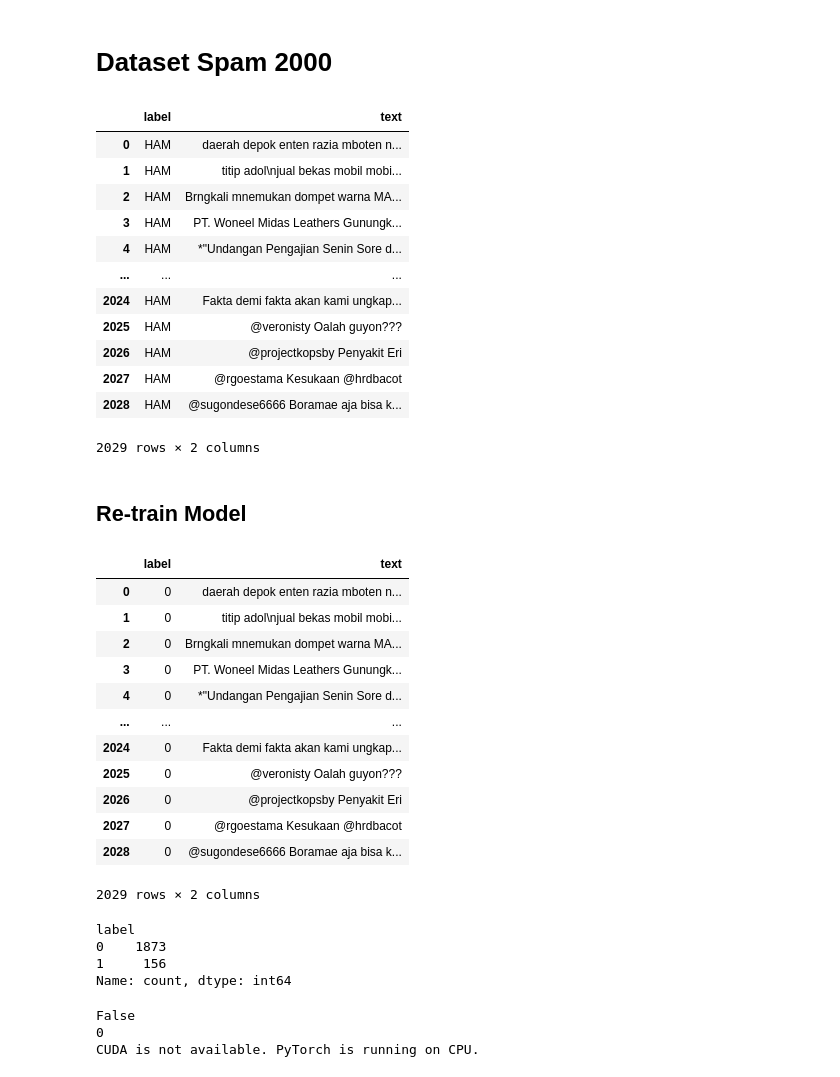
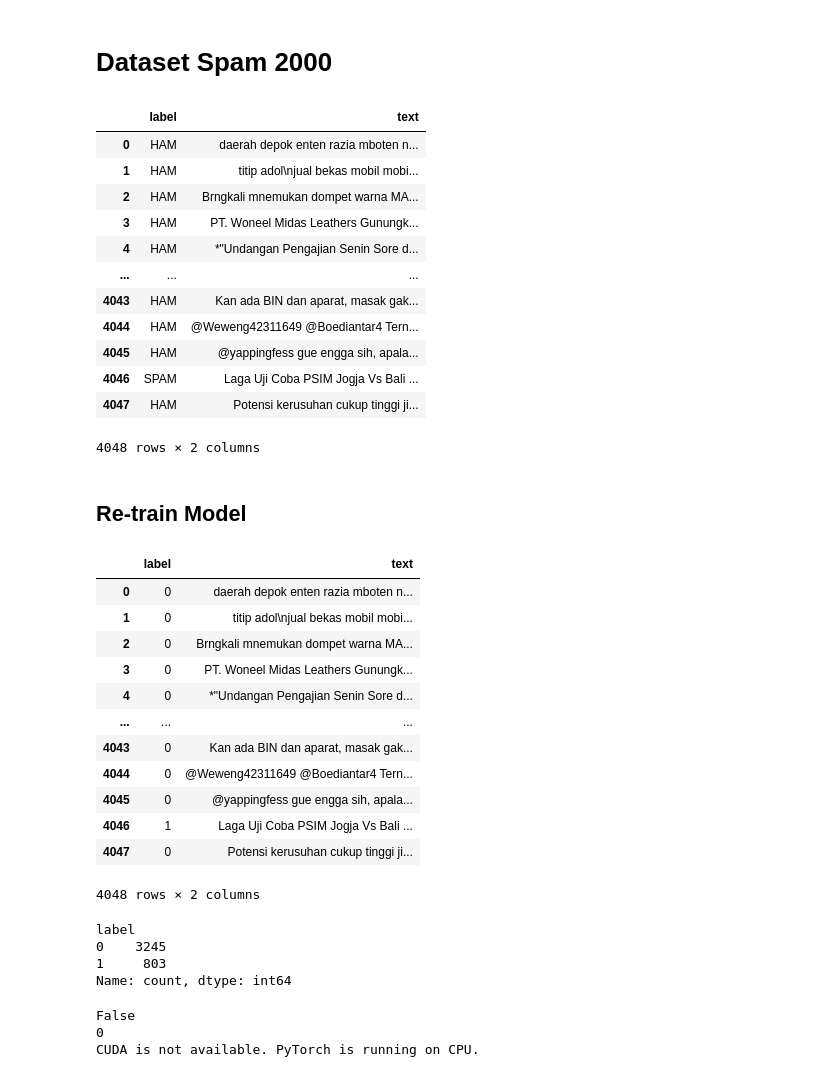
Before and after one commit to raihanhd12/ML_spam-detection, a Jupyter notebook: notebooks/5_fine_tune_v2.ipynb, the cells around one changed output. Saved outputs shown, nothing was run; the diff lists cells and outputs as text; code cells hidden in the pictures.

```diff
--- a/notebooks/5_fine_tune_v2.ipynb
+++ b/notebooks/5_fine_tune_v2.ipynb
@@ -3,23 +3,23 @@
 # %%
 import pandas as pd
 # %%
-df = pd.read_excel('../data/spam_v1_train.xlsx', engine='openpyxl')
-df = df.iloc[0:2029]
+df = pd.read_excel('../data/spam_v2_train.xlsx', engine='openpyxl')
+df = df.iloc[0:4048]
 df
 # %% [output]
 |  | label | text |
 | 0 | HAM | daerah depok enten razia mboten n... |
 | 1 | HAM | titip adol\njual bekas mobil mobi... |
 | 2 | HAM | Brngkali mnemukan dompet warna MA... |
 | 3 | HAM | PT. Woneel Midas Leathers Gunungk... |
 | 4 | HAM | *"Undangan Pengajian Senin Sore d... |
 | ... | ... | ... |
-| 2024 | HAM | Fakta demi fakta akan kami ungkap... |
-| 2025 | HAM | @veronisty Oalah guyon??? |
-| 2026 | HAM | @projectkopsby Penyakit Eri |
-| 2027 | HAM | @rgoestama Kesukaan @hrdbacot |
-| 2028 | HAM | @sugondese6666 Boramae aja bisa k... |
+| 4043 | HAM | Kan ada BIN dan aparat, masak gak... |
+| 4044 | HAM | @Weweng42311649 @Boediantar4 Tern... |
+| 4045 | HAM | @yappingfess gue engga sih, apala... |
+| 4046 | SPAM | Laga Uji Coba PSIM Jogja Vs Bali ... |
+| 4047 | HAM | Potensi kerusuhan cukup tinggi ji... |
-2029 rows × 2 columns
+4048 rows × 2 columns
 # %% [markdown]
 ## Re-train Model
 # %%
@@ -43,17 +43,17 @@ df
 | 3 | 0 | PT. Woneel Midas Leathers Gunungk... |
 | 4 | 0 | *"Undangan Pengajian Senin Sore d... |
 | ... | ... | ... |
-| 2024 | 0 | Fakta demi fakta akan kami ungkap... |
-| 2025 | 0 | @veronisty Oalah guyon??? |
-| 2026 | 0 | @projectkopsby Penyakit Eri |
-| 2027 | 0 | @rgoestama Kesukaan @hrdbacot |
-| 2028 | 0 | @sugondese6666 Boramae aja bisa k... |
+| 4043 | 0 | Kan ada BIN dan aparat, masak gak... |
+| 4044 | 0 | @Weweng42311649 @Boediantar4 Tern... |
+| 4045 | 0 | @yappingfess gue engga sih, apala... |
+| 4046 | 1 | Laga Uji Coba PSIM Jogja Vs Bali ... |
+| 4047 | 0 | Potensi kerusuhan cukup tinggi ji... |
-2029 rows × 2 columns
+4048 rows × 2 columns
 # %%
 df['label'].value_counts()
 # %% [output]
 label
-0    1873
-1     156
+0    3245
+1     803
 Name: count, dtype: int64
 # %%
```
Also changed, not shown: parts of 11 cells of this notebook, 6 other files.
